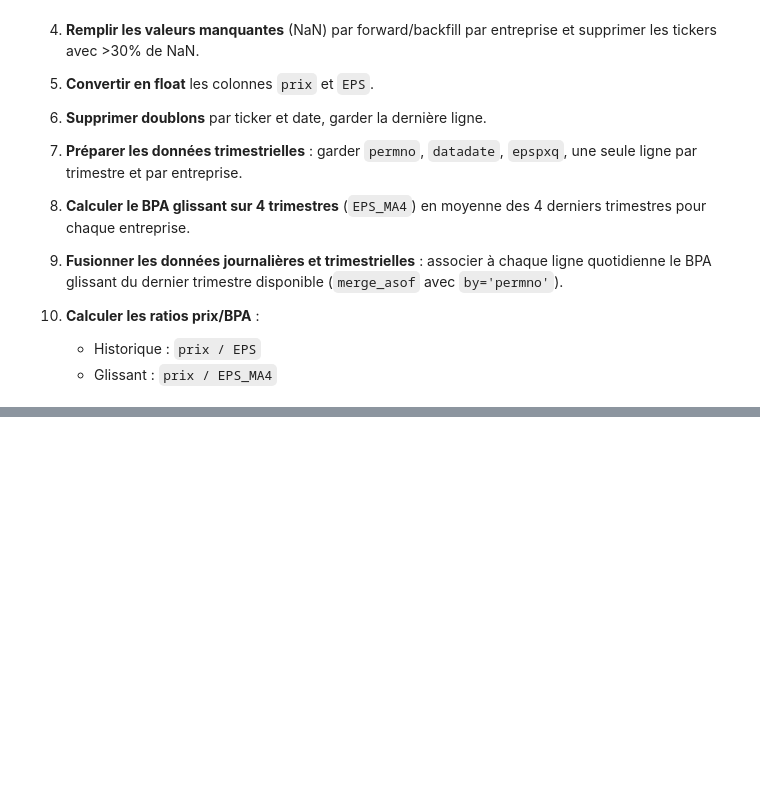
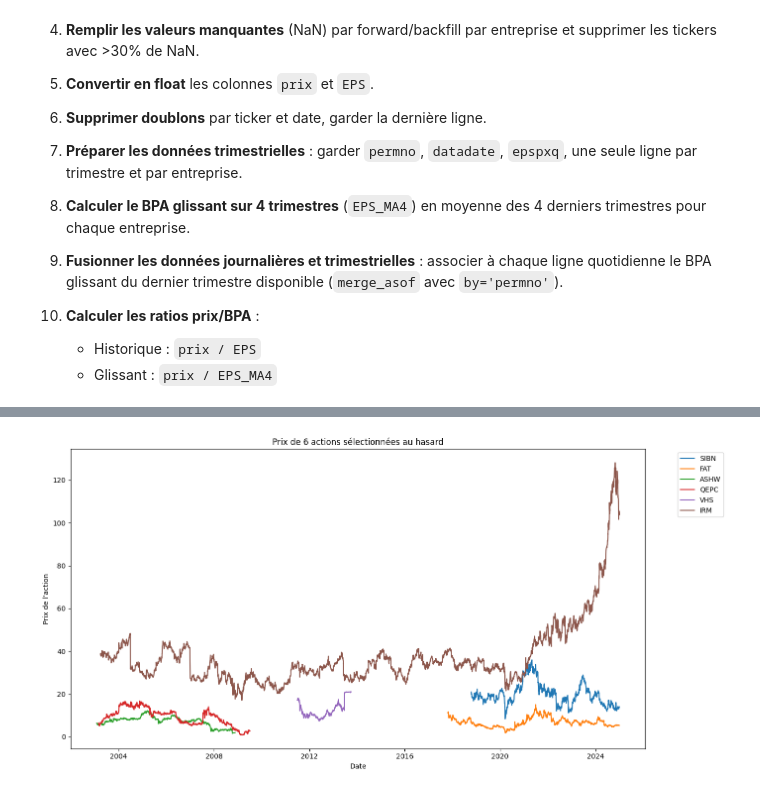
Before and after one commit to GabrielGen02/MATH_60231_Devoir, a Jupyter notebook: Devoir_2_Code_Gab.ipynb, the cells around one changed output, grey strips where cells are left out. Cells and saved outputs as stored; diff of their text form; code cells hidden in the pictures; blank space fills up the shorter version.

```diff
--- a/Devoir_2_Code_Gab.ipynb
+++ b/Devoir_2_Code_Gab.ipynb
@@ -187,6 +187,10 @@ Done
 # %%
 # nettoyage et préparations des données
 def nettoyage_df(df):
+
+    # par convention on prend la valeur des prix en absolue
+    df['prc'] = df['prc'].abs()
+
     # Renommer les colonnes proprement
     df = df.rename(columns={
         "prc": "prix",
@@ -311,0 +338,21 @@ Date maximale : 2024-12-31 00:00:00
+# %%
+import matplotlib.pyplot as plt
+import numpy as np
+
+# Sélectionner 6 tickers au hasard
+tickers_unique = df['ticker'].unique()
+tickers_alea = np.random.choice(tickers_unique, size=6, replace=False)
+
+plt.figure(figsize=(14, 7))
+for t in tickers_alea:
+    df_ticker = df[df['ticker'] == t]
+    plt.plot(df_ticker['date'], df_ticker['prix'], label=t)
+
+plt.xlabel("Date")
+plt.ylabel("Prix de l'action")
+plt.title("Prix de 6 actions sélectionnées au hasard")
+plt.legend(bbox_to_anchor=(1.05, 1), loc='upper left')  # légende à côté
+plt.tight_layout()
+plt.show()
+# %% [output]
+[figure, added]
```
Also changed, not shown: parts of 2 cells of this notebook.
